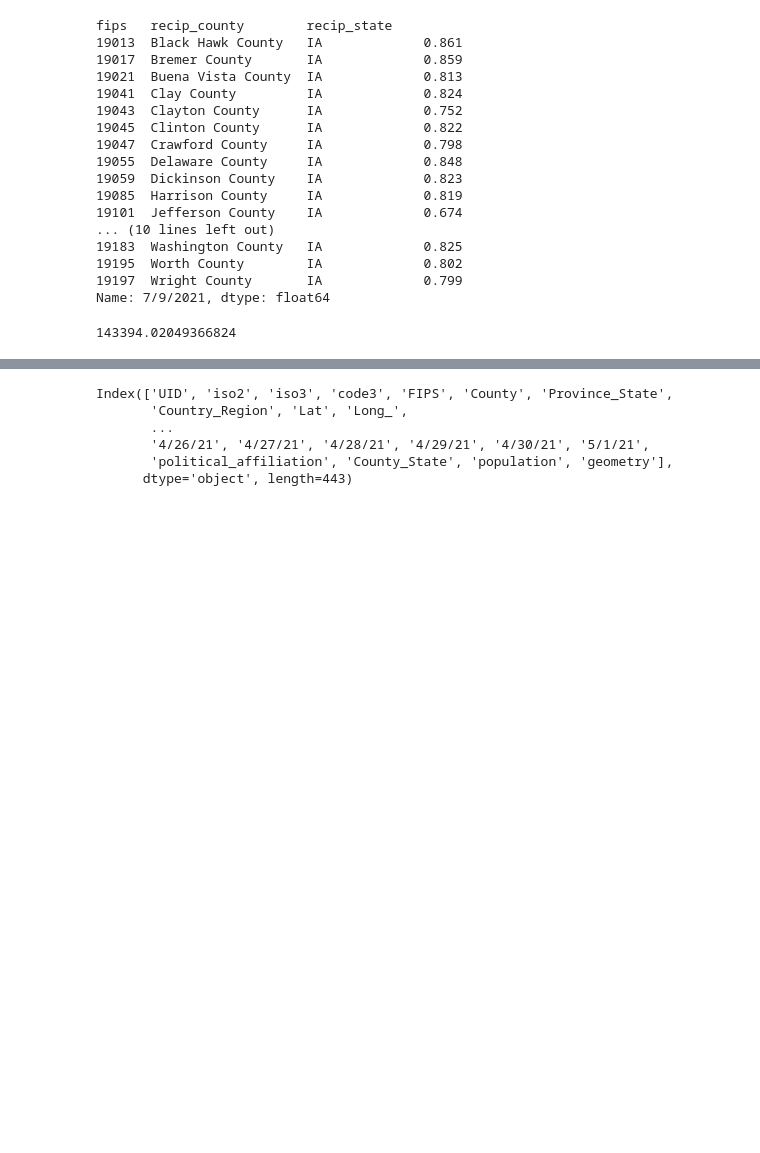
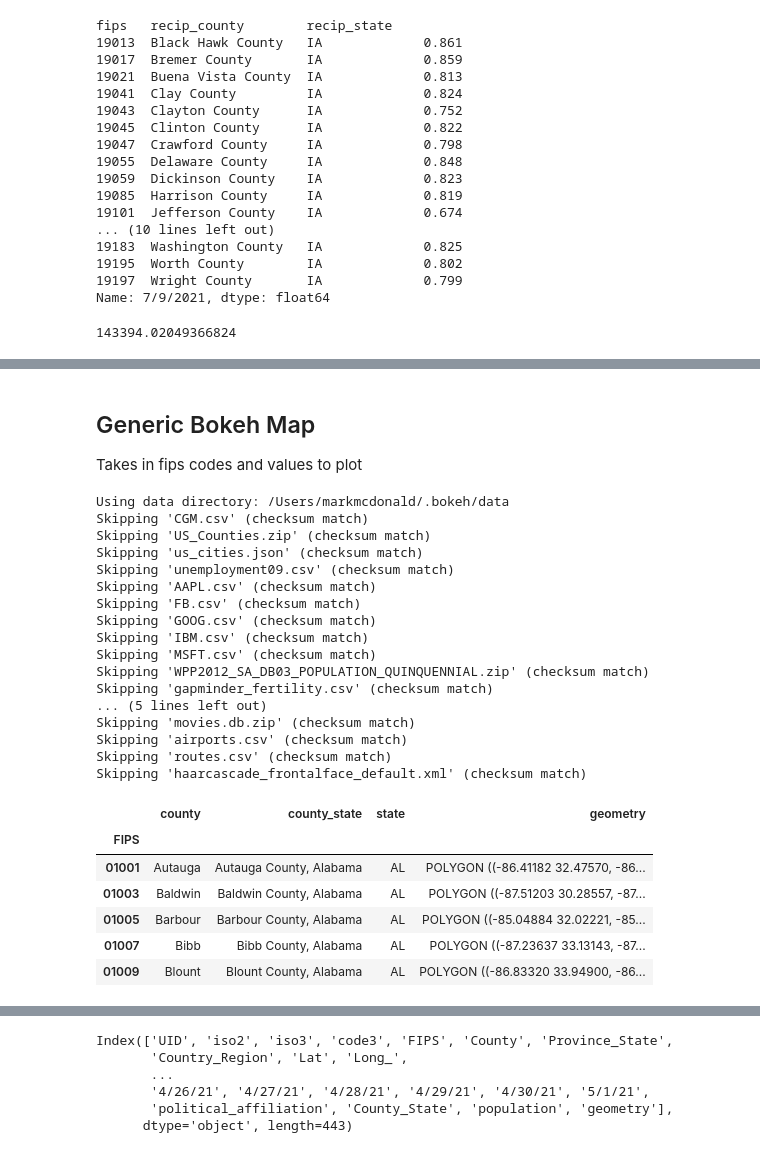
Before and after one commit to mcdomx/marks-covid-tracker, a Jupyter notebook: tracker/notebooks/tracker_notebook.ipynb, the cells around one changed output, grey strips where cells are left out. Cells and saved outputs as stored; diff of their text form; code cells hidden in the pictures; blank space fills up the shorter version.

```diff
--- a/tracker/notebooks/tracker_notebook.ipynb
+++ b/tracker/notebooks/tracker_notebook.ipynb
@@ -490,0 +496,3 @@ _yes
+# %% [markdown]
+<h2>Generic Bokeh Map</h2>
+Takes in fips codes and values to plot
@@ -490,0 +532,28 @@ _yes
+# %%
+cts = get_county_geometry(fips=[], values=[])
+cts.head()
+# %% [output]
+Using data directory: /Users/markmcdonald/.bokeh/data
+Skipping 'CGM.csv' (checksum match)
+Skipping 'US_Counties.zip' (checksum match)
+Skipping 'us_cities.json' (checksum match)
+Skipping 'unemployment09.csv' (checksum match)
+Skipping 'AAPL.csv' (checksum match)
+Skipping 'FB.csv' (checksum match)
+Skipping 'GOOG.csv' (checksum match)
+Skipping 'IBM.csv' (checksum match)
+Skipping 'MSFT.csv' (checksum match)
+Skipping 'WPP2012_SA_DB03_POPULATION_QUINQUENNIAL.zip' (checksum match)
+Skipping 'gapminder_fertility.csv' (checksum match)
+... (5 lines left out)
+Skipping 'movies.db.zip' (checksum match)
+Skipping 'airports.csv' (checksum match)
+Skipping 'routes.csv' (checksum match)
+Skipping 'haarcascade_frontalface_default.xml' (checksum match)
+|  | county | county_state | state | geometry |
+| FIPS |  |  |  |  |
+| 01001 | Autauga | Autauga County, Alabama | AL | POLYGON ((-86.41182 32.47570, -86... |
+| 01003 | Baldwin | Baldwin County, Alabama | AL | POLYGON ((-87.51203 30.28557, -87... |
+| 01005 | Barbour | Barbour County, Alabama | AL | POLYGON ((-85.04884 32.02221, -85... |
+| 01007 | Bibb | Bibb County, Alabama | AL | POLYGON ((-87.23637 33.13143, -87... |
+| 01009 | Blount | Blount County, Alabama | AL | POLYGON ((-86.83320 33.94900, -86... |
```
Also changed, not shown: parts of 14 cells of this notebook, 23 other files.
